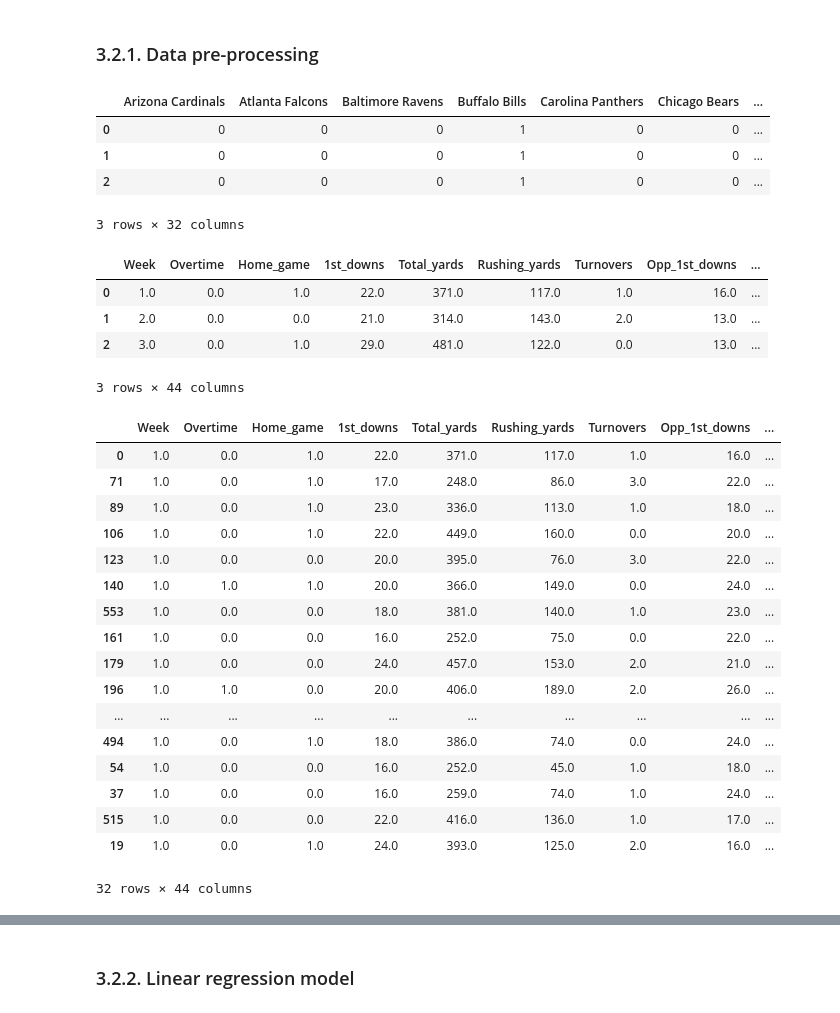
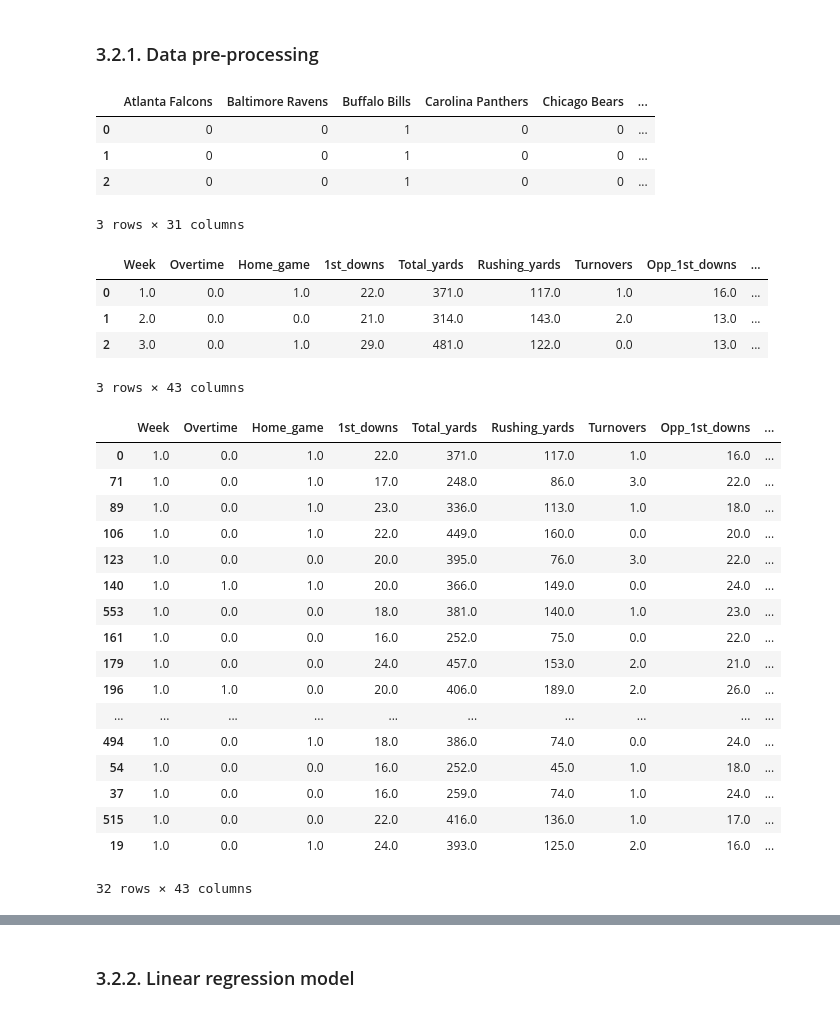
Before and after one commit to ninad22dixit/Superbowl_winner_prediction, a Jupyter notebook: Pre-processing_and_Model.ipynb, the cells around one changed output, grey strips where cells are left out. Drawn from its saved outputs; the diff is of its cells as text; code cells hidden in the pictures.

```diff
--- a/Pre-processing_and_Model.ipynb
+++ b/Pre-processing_and_Model.ipynb
@@ -360,14 +360,14 @@ team_stats_reg = team_stats.drop(columns='Opponent')
 # %%
 # Create dummy variables for team names
 
-team_names = pd.get_dummies(team_stats_reg['Team'])
+team_names = pd.get_dummies(team_stats_reg['Team'], drop_first=True)
 team_names.head(3)
 # %% [output]
-|  | Arizona Cardinals | Atlanta Falcons | Baltimore Ravens | Buffalo Bills | Carolina Panthers | Chicago Bears | ... |
-| 0 | 0 | 0 | 0 | 1 | 0 | 0 | ... |
-| 1 | 0 | 0 | 0 | 1 | 0 | 0 | ... |
-| 2 | 0 | 0 | 0 | 1 | 0 | 0 | ... |
+|  | Atlanta Falcons | Baltimore Ravens | Buffalo Bills | Carolina Panthers | Chicago Bears | ... |
+| 0 | 0 | 0 | 1 | 0 | 0 | ... |
+| 1 | 0 | 0 | 1 | 0 | 0 | ... |
+| 2 | 0 | 0 | 1 | 0 | 0 | ... |
-3 rows × 32 columns
+3 rows × 31 columns
 # %%
 # Remove 'Team' feature from the data frame and append dummy variables instead.
 # Remove 'Date' since it's nearly identical in trend with 'Week'.
@@ -382,7 +382,7 @@ team_stats_reg.head(3)
 | 0 | 1.0 | 0.0 | 1.0 | 22.0 | 371.0 | 117.0 | 1.0 | 16.0 | ... |
 | 1 | 2.0 | 0.0 | 0.0 | 21.0 | 314.0 | 143.0 | 2.0 | 13.0 | ... |
 | 2 | 3.0 | 0.0 | 1.0 | 29.0 | 481.0 | 122.0 | 0.0 | 13.0 | ... |
-3 rows × 44 columns
+3 rows × 43 columns
 # %%
 # Sort the data by 'Week'
 
@@ -406,7 +406,7 @@ team_stats_reg[team_stats_reg.Week == 1]
 | 37 | 1.0 | 0.0 | 0.0 | 16.0 | 259.0 | 74.0 | 1.0 | 24.0 | ... |
 | 515 | 1.0 | 0.0 | 0.0 | 22.0 | 416.0 | 136.0 | 1.0 | 17.0 | ... |
 | 19 | 1.0 | 0.0 | 1.0 | 24.0 | 393.0 | 125.0 | 2.0 | 16.0 | ... |
-32 rows × 44 columns
+32 rows × 43 columns
 # %%
 # Split features and target variable
 
```
Also changed, not shown: parts of 13 cells of this notebook.
